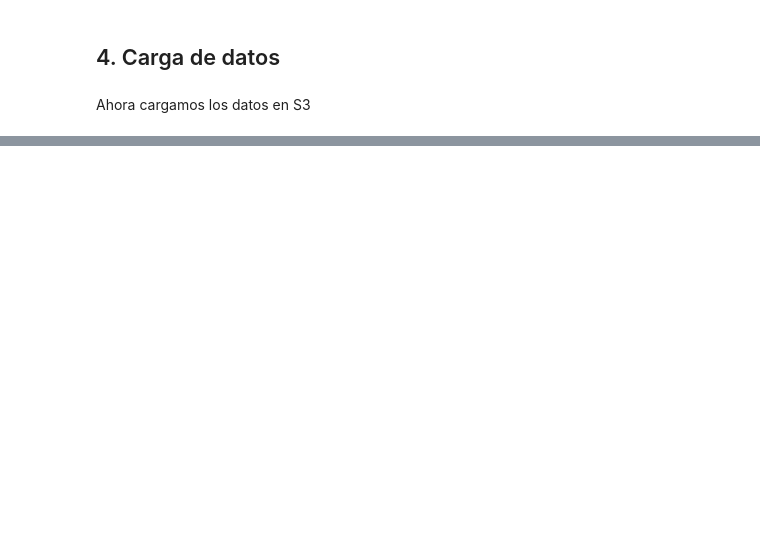
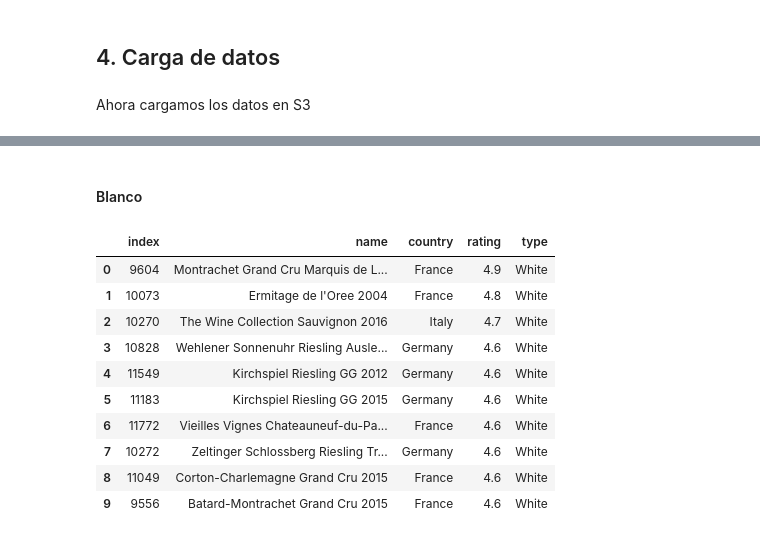
Before and after one commit to am23006810/CienciaDeDatosEnPython-ProyectoFinal, a Jupyter notebook: proyecto_final.ipynb, the cells around one changed output, grey strips where cells are left out. Drawn from its saved outputs; the diff is of its cells as text; code cells hidden in the pictures; blank space fills up the shorter version.

```diff
--- a/proyecto_final.ipynb
+++ b/proyecto_final.ipynb
@@ -113,0 +243,17 @@ load.load_to_dl(complete_df, "proyectofinal-us-east-1-665777243823", 'results/wi
+# %% [markdown]
+#### Blanco
+# %%
+DataSort=complete_df[complete_df['type']=='White']
+DataSort[['name','country','rating','type']].sort_values('rating', ascending=False).reset_index().head(10)
+# %% [output]
+|  | index | name | country | rating | type |
+| 0 | 9604 | Montrachet Grand Cru Marquis de L... | France | 4.9 | White |
+| 1 | 10073 | Ermitage de l'Oree 2004 | France | 4.8 | White |
+| 2 | 10270 | The Wine Collection Sauvignon 2016 | Italy | 4.7 | White |
+| 3 | 10828 | Wehlener Sonnenuhr Riesling Ausle... | Germany | 4.6 | White |
+| 4 | 11549 | Kirchspiel Riesling GG 2012 | Germany | 4.6 | White |
+| 5 | 11183 | Kirchspiel Riesling GG 2015 | Germany | 4.6 | White |
+| 6 | 11772 | Vieilles Vignes Chateauneuf-du-Pa... | France | 4.6 | White |
+| 7 | 10272 | Zeltinger Schlossberg Riesling Tr... | Germany | 4.6 | White |
+| 8 | 11049 | Corton-Charlemagne Grand Cru 2015 | France | 4.6 | White |
+| 9 | 9556 | Batard-Montrachet Grand Cru 2015 | France | 4.6 | White |
```
Also changed, not shown: parts of 26 cells of this notebook.
